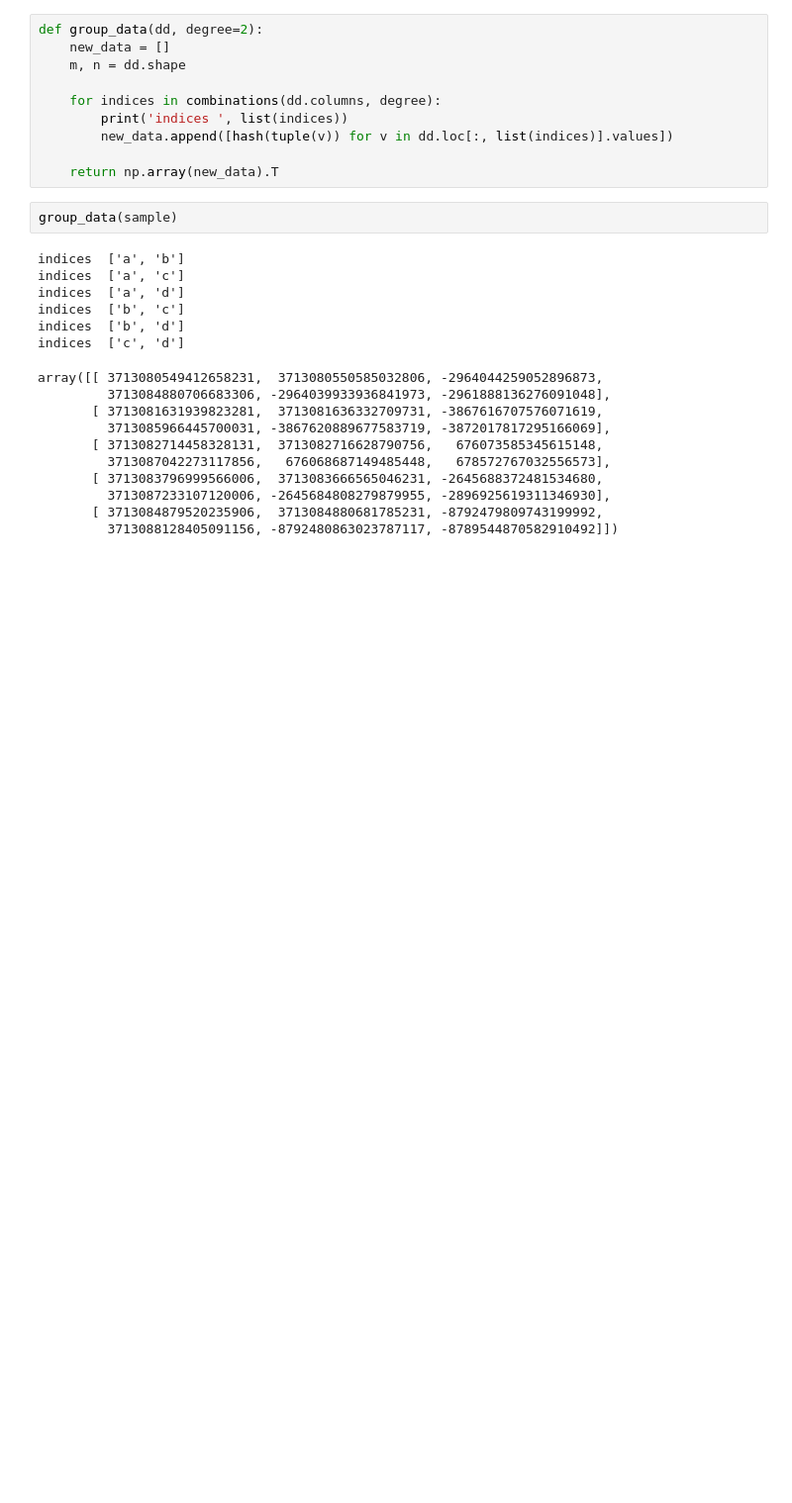
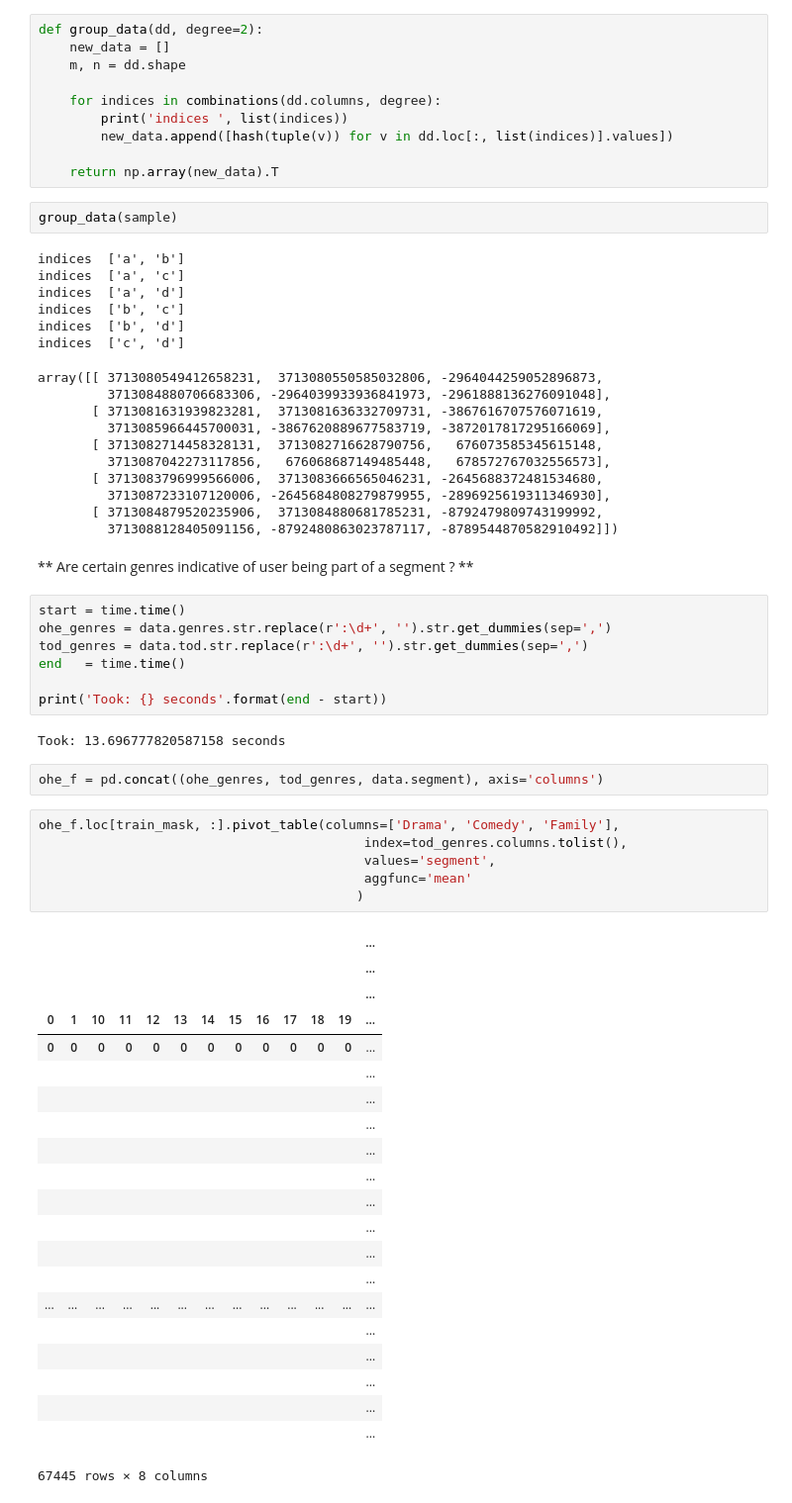
Before and after one commit to numb3r33/India_Hacks_2017, a Jupyter notebook: notebooks/Experiment4-(EDAHotstar).ipynb, the cells around one changed output. Shown at 99% size. Saved outputs shown, nothing was run; the diff lists cells and outputs as text; blank space fills up the shorter version.

```diff
--- a/notebooks/Experiment4-(EDAHotstar).ipynb
+++ b/notebooks/Experiment4-(EDAHotstar).ipynb
@@ -772,3 +772,44 @@ array([[ 3713080549412658231,  3713080550585032806, -2964044259052896873,
          3713087233107120006, -2645684808279879955, -2896925619311346930],
        [ 3713084879520235906,  3713084880681785231, -8792479809743199992,
          3713088128405091156, -8792480863023787117, -8789544870582910492]])
+# %% [markdown]
+** Are certain genres indicative of user being part of a segment ? **
+# %%
+start = time.time()
+ohe_genres = data.genres.str.replace(r':\d+', '').str.get_dummies(sep=',')
+tod_genres = data.tod.str.replace(r':\d+', '').str.get_dummies(sep=',')
+end   = time.time()
+
+print('Took: {} seconds'.format(end - start))
+# %% [output]
+Took: 13.696777820587158 seconds
+# %%
+ohe_f = pd.concat((ohe_genres, tod_genres, data.segment), axis='columns')
+# %%
+ohe_f.loc[train_mask, :].pivot_table(columns=['Drama', 'Comedy', 'Family'],
+                                          index=tod_genres.columns.tolist(),
+                                          values='segment',
+                                          aggfunc='mean'
+                                         )
+# %% [output]
+|  |  |  |  |  |  |  |  |  |  |  |  | ... |
+|  |  |  |  |  |  |  |  |  |  |  |  | ... |
+|  |  |  |  |  |  |  |  |  |  |  |  | ... |
+| 0 | 1 | 10 | 11 | 12 | 13 | 14 | 15 | 16 | 17 | 18 | 19 | ... |
+| 0 | 0 | 0 | 0 | 0 | 0 | 0 | 0 | 0 | 0 | 0 | 0 | ... |
+|  |  |  |  |  |  |  |  |  |  |  |  | ... |
+|  |  |  |  |  |  |  |  |  |  |  |  | ... |
+|  |  |  |  |  |  |  |  |  |  |  |  | ... |
+|  |  |  |  |  |  |  |  |  |  |  |  | ... |
+|  |  |  |  |  |  |  |  |  |  |  |  | ... |
+|  |  |  |  |  |  |  |  |  |  |  |  | ... |
+|  |  |  |  |  |  |  |  |  |  |  |  | ... |
+|  |  |  |  |  |  |  |  |  |  |  |  | ... |
+|  |  |  |  |  |  |  |  |  |  |  |  | ... |
+| ... | ... | ... | ... | ... | ... | ... | ... | ... | ... | ... | ... | ... |
+|  |  |  |  |  |  |  |  |  |  |  |  | ... |
+|  |  |  |  |  |  |  |  |  |  |  |  | ... |
+|  |  |  |  |  |  |  |  |  |  |  |  | ... |
+|  |  |  |  |  |  |  |  |  |  |  |  | ... |
+|  |  |  |  |  |  |  |  |  |  |  |  | ... |
+67445 rows × 8 columns
```
Also changed, not shown: 3 other files.
